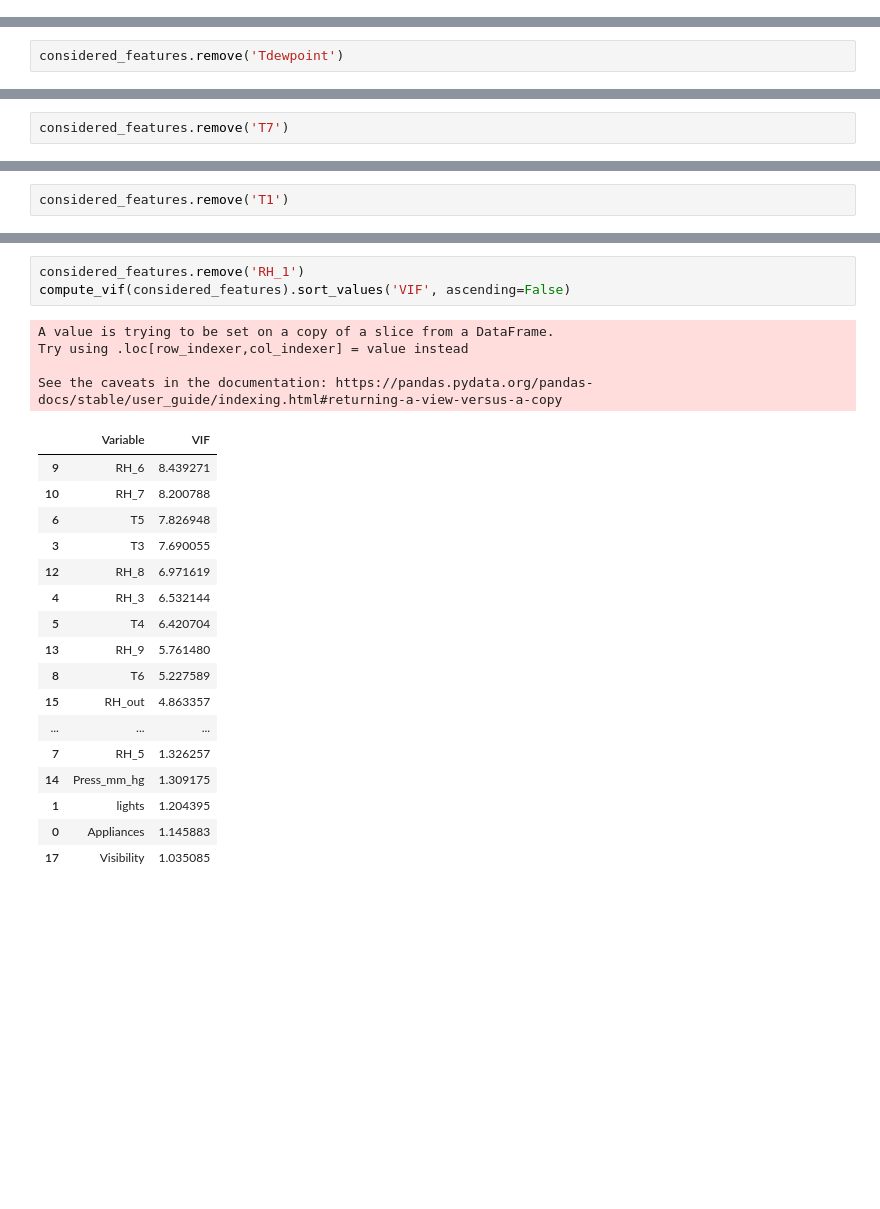
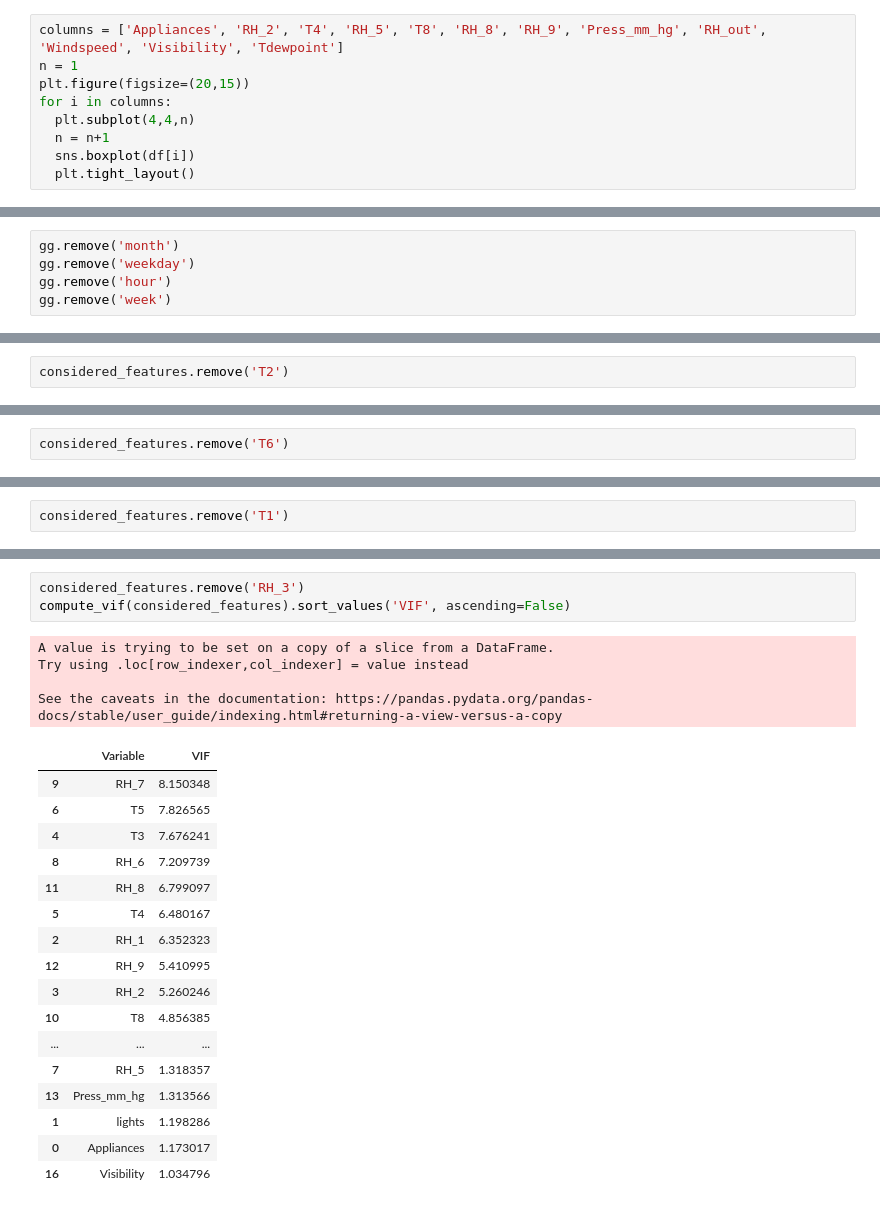
Before and after one commit to akifkashif/Captsone-Project---Data-Application-Energy-Linear-Regression-, a Jupyter notebook: Captsone_Project_Data_Application_Energy(Linear_Regression)_.ipynb, the cells around one changed output, grey strips where cells are left out. Saved outputs shown, nothing was run; the diff lists cells and outputs as text; blank space fills up the shorter version.

```diff
--- a/Captsone_Project_Data_Application_Energy(Linear_Regression)_.ipynb
+++ b/Captsone_Project_Data_Application_Energy(Linear_Regression)_.ipynb
@@ -820,0 +847,9 @@ df.drop
+# %%
+columns = ['Appliances', 'RH_2', 'T4', 'RH_5', 'T8', 'RH_8', 'RH_9', 'Press_mm_hg', 'RH_out', 'Windspeed', 'Visibility', 'Tdewpoint']
+n = 1
+plt.figure(figsize=(20,15))
+for i in columns:
+  plt.subplot(4,4,n)
+  n = n+1
+  sns.boxplot(df[i])
+  plt.tight_layout()
@@ -843,4 +974,9 @@ gg
  'Type of week']
+# %%
+gg.remove('month')
+gg.remove('weekday')
+gg.remove('hour')
+gg.remove('week')
 # %%
 gg.remove('Type of week')
 # %%
@@ -1046,7 +1121,7 @@ See the caveats in the documentation: https://pandas.pydata.org/pandas-docs/stab
 | 0 | Appliances | 1.194677 |
 | 23 | Visibility | 1.039656 |
 # %%
-considered_features.remove('Tdewpoint')
+considered_features.remove('T2')
 # %%
 compute_vif(considered_features).sort_values('VIF', ascending=False)
 # %% [output]
@@ -1100,2 +1175,2 @@ See the caveats in the documentation: https://pandas.pydata.org/pandas-docs/stab
 # %%
-considered_features.remove('T7')
+considered_features.remove('T6')
@@ -1204,25 +1279,25 @@ See the caveats in the documentation: https://pandas.pydata.org/pandas-docs/stab
 # %%
-considered_features.remove('RH_1')
+considered_features.remove('RH_3')
 compute_vif(considered_features).sort_values('VIF', ascending=False)
 # %% [output]
 A value is trying to be set on a copy of a slice from a DataFrame.
 Try using .loc[row_indexer,col_indexer] = value instead
 
 See the caveats in the documentation: https://pandas.pydata.org/pandas-docs/stable/user_guide/indexing.html#returning-a-view-versus-a-copy
 |  | Variable | VIF |
-| 9 | RH_6 | 8.439271 |
-| 10 | RH_7 | 8.200788 |
-| 6 | T5 | 7.826948 |
-| 3 | T3 | 7.690055 |
-| 12 | RH_8 | 6.971619 |
-| 4 | RH_3 | 6.532144 |
-| 5 | T4 | 6.420704 |
-| 13 | RH_9 | 5.761480 |
-| 8 | T6 | 5.227589 |
-| 15 | RH_out | 4.863357 |
+| 9 | RH_7 | 8.150348 |
+| 6 | T5 | 7.826565 |
+| 4 | T3 | 7.676241 |
+| 8 | RH_6 | 7.209739 |
+| 11 | RH_8 | 6.799097 |
+| 5 | T4 | 6.480167 |
+| 2 | RH_1 | 6.352323 |
+| 12 | RH_9 | 5.410995 |
+| 3 | RH_2 | 5.260246 |
+| 10 | T8 | 4.856385 |
 | ... | ... | ... |
-| 7 | RH_5 | 1.326257 |
-| 14 | Press_mm_hg | 1.309175 |
-| 1 | lights | 1.204395 |
-| 0 | Appliances | 1.145883 |
-| 17 | Visibility | 1.035085 |
+| 7 | RH_5 | 1.318357 |
+| 13 | Press_mm_hg | 1.313566 |
+| 1 | lights | 1.198286 |
+| 0 | Appliances | 1.173017 |
+| 16 | Visibility | 1.034796 |
```
Also changed, not shown: parts of 66 cells of this notebook.
